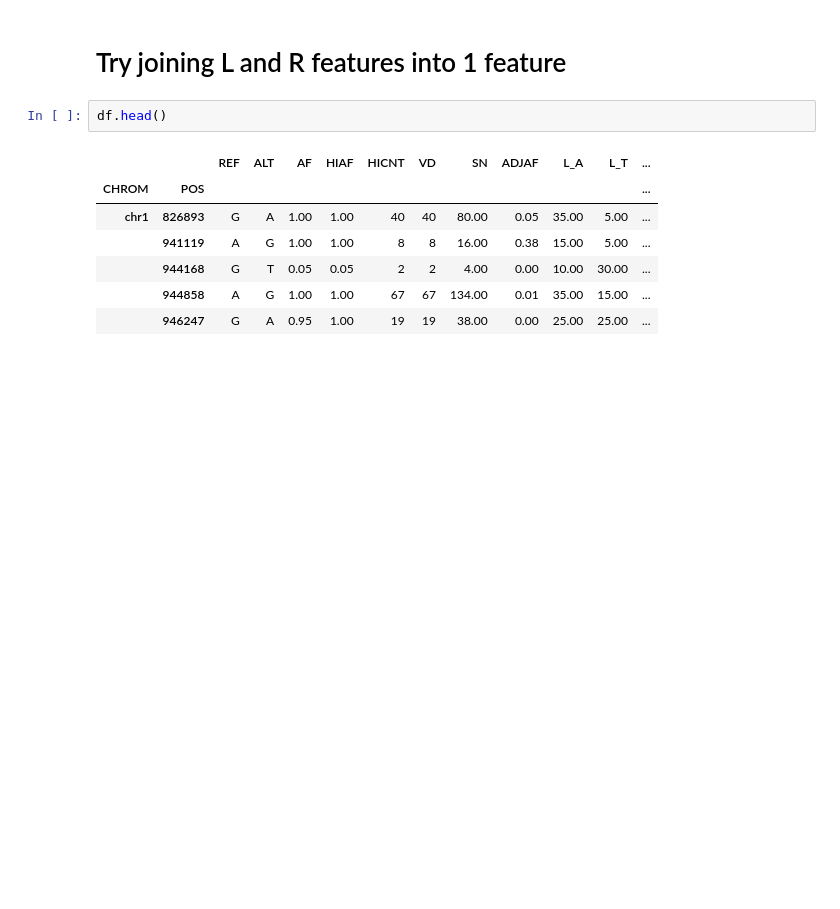
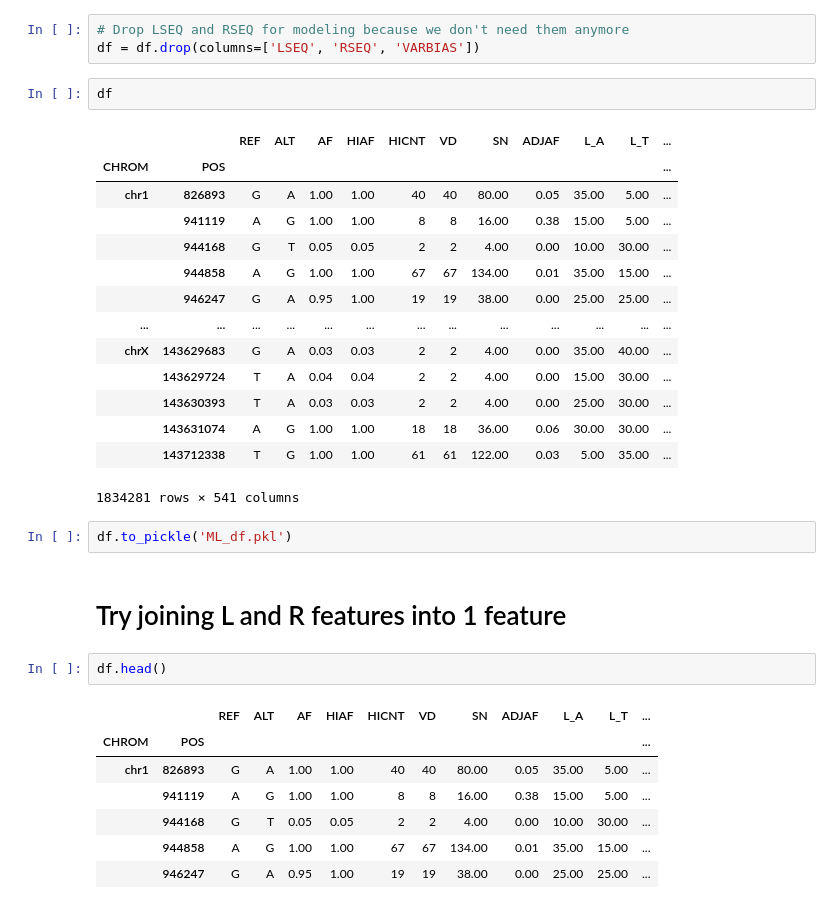
Before and after one commit to kathylambchops/sequencing_artifacts, a Jupyter notebook: ML_df_creation.ipynb, the cells around one changed output. Drawn from its saved outputs; the diff is of its cells as text; blank space fills up the shorter version.

```diff
--- a/ML_df_creation.ipynb
+++ b/ML_df_creation.ipynb
@@ -1,3 +157,25 @@
+# %%
+# Drop LSEQ and RSEQ for modeling because we don't need them anymore
+df = df.drop(columns=['LSEQ', 'RSEQ', 'VARBIAS'])
+# %%
+df
+# %% [output]
+|  |  | REF | ALT | AF | HIAF | HICNT | VD | SN | ADJAF | L_A | L_T | ... |
+| CHROM | POS |  |  |  |  |  |  |  |  |  |  | ... |
+| chr1 | 826893 | G | A | 1.00 | 1.00 | 40 | 40 | 80.00 | 0.05 | 35.00 | 5.00 | ... |
+|  | 941119 | A | G | 1.00 | 1.00 | 8 | 8 | 16.00 | 0.38 | 15.00 | 5.00 | ... |
+|  | 944168 | G | T | 0.05 | 0.05 | 2 | 2 | 4.00 | 0.00 | 10.00 | 30.00 | ... |
+|  | 944858 | A | G | 1.00 | 1.00 | 67 | 67 | 134.00 | 0.01 | 35.00 | 15.00 | ... |
+|  | 946247 | G | A | 0.95 | 1.00 | 19 | 19 | 38.00 | 0.00 | 25.00 | 25.00 | ... |
+| ... | ... | ... | ... | ... | ... | ... | ... | ... | ... | ... | ... | ... |
+| chrX | 143629683 | G | A | 0.03 | 0.03 | 2 | 2 | 4.00 | 0.00 | 35.00 | 40.00 | ... |
+|  | 143629724 | T | A | 0.04 | 0.04 | 2 | 2 | 4.00 | 0.00 | 15.00 | 30.00 | ... |
+|  | 143630393 | T | A | 0.03 | 0.03 | 2 | 2 | 4.00 | 0.00 | 25.00 | 30.00 | ... |
+|  | 143631074 | A | G | 1.00 | 1.00 | 18 | 18 | 36.00 | 0.06 | 30.00 | 30.00 | ... |
+|  | 143712338 | T | G | 1.00 | 1.00 | 61 | 61 | 122.00 | 0.03 | 5.00 | 35.00 | ... |
+1834281 rows × 541 columns
+# %%
+df.to_pickle('ML_df.pkl')
 # %% [markdown]
 # Try joining L and R features into 1 feature
 # %%
```
Also changed, not shown: parts of 10 cells of this notebook.
